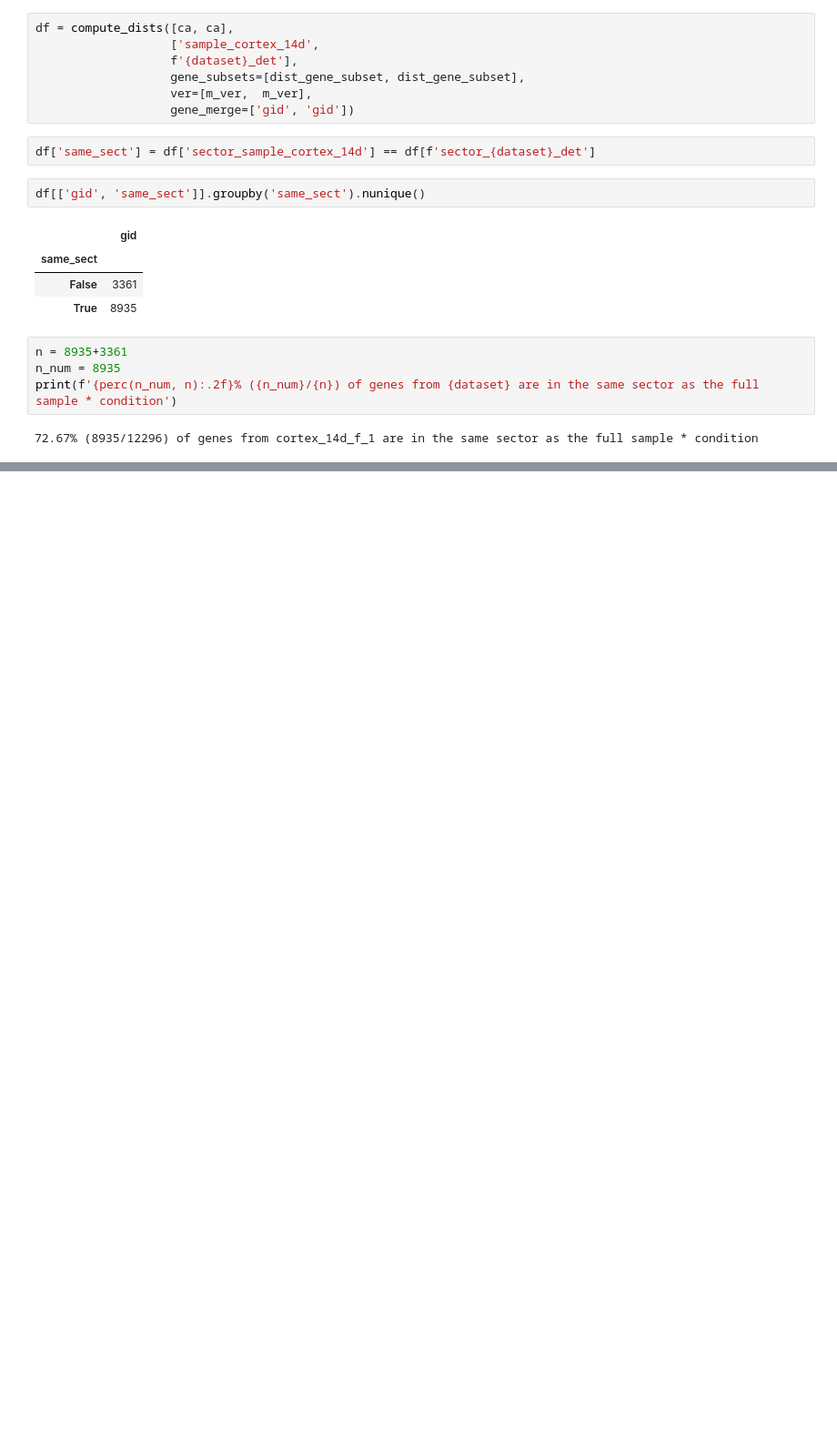
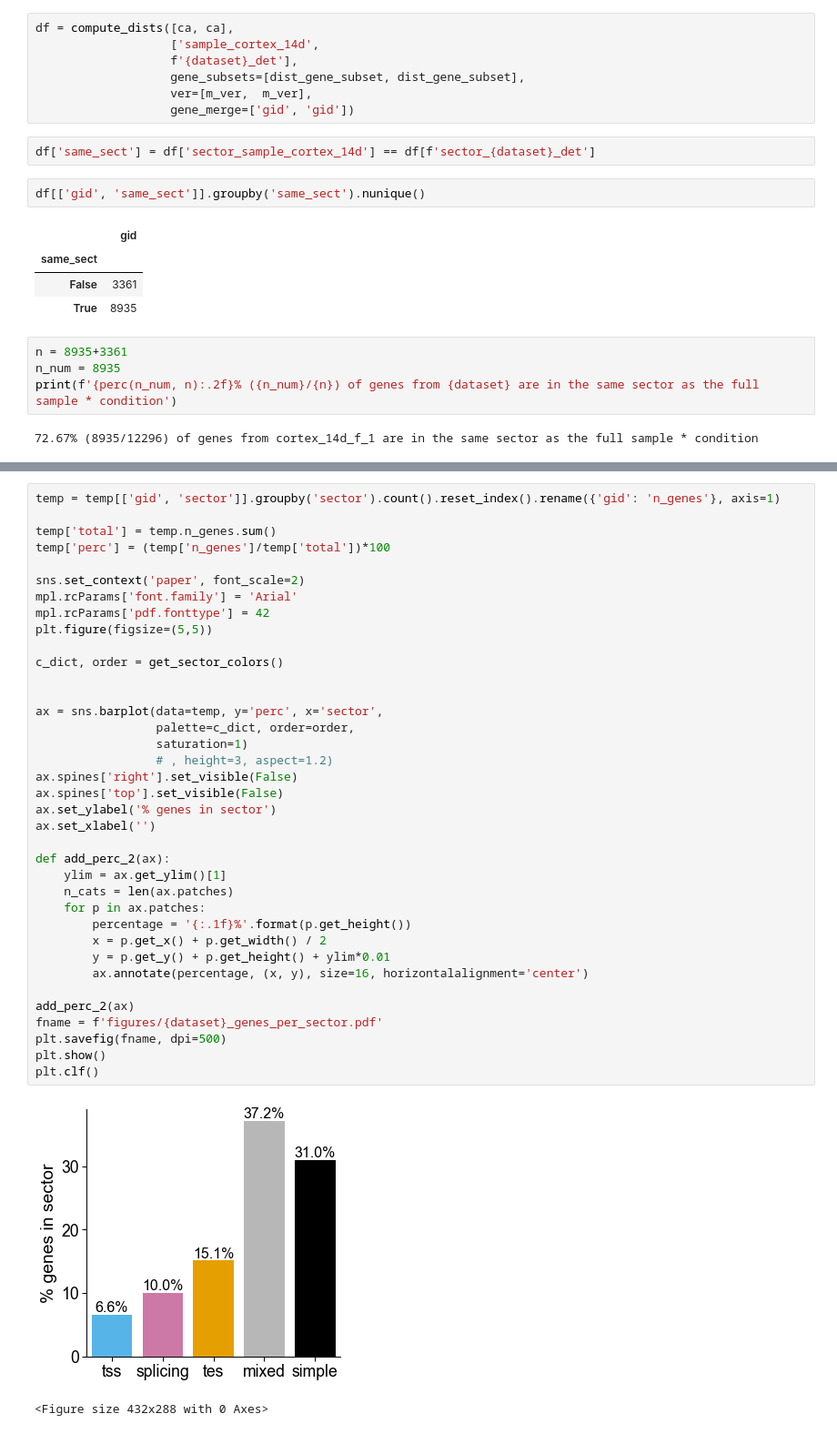
Before and after one commit to fairliereese/paper_rnawg, a Jupyter notebook: figures_revisions/revisions/cortex_14d_f_1_vs_all_brain.ipynb, the cells around one changed output, grey strips where cells are left out. Shown at 91% size. Saved outputs shown, nothing was run; the diff lists cells and outputs as text; blank space fills up the shorter version.

```diff
--- a/figures_revisions/revisions/cortex_14d_f_1_vs_all_brain.ipynb
+++ b/figures_revisions/revisions/cortex_14d_f_1_vs_all_brain.ipynb
@@ -842,0 +873,40 @@ print(f'{perc(n_num, n):.2f}% ({n_num}/{n}) of genes from {dataset} are in the s
+# %%
+temp = temp[['gid', 'sector']].groupby('sector').count().reset_index().rename({'gid': 'n_genes'}, axis=1)
+
+temp['total'] = temp.n_genes.sum()
+temp['perc'] = (temp['n_genes']/temp['total'])*100
+
+sns.set_context('paper', font_scale=2)
+mpl.rcParams['font.family'] = 'Arial'
+mpl.rcParams['pdf.fonttype'] = 42
+plt.figure(figsize=(5,5))
+
+c_dict, order = get_sector_colors()
+
+
+ax = sns.barplot(data=temp, y='perc', x='sector',
+                 palette=c_dict, order=order,
+                 saturation=1)
+                 # , height=3, aspect=1.2)
+ax.spines['right'].set_visible(False)
+ax.spines['top'].set_visible(False)
+ax.set_ylabel('% genes in sector')
+ax.set_xlabel('')
+
+def add_perc_2(ax):
+    ylim = ax.get_ylim()[1]
+    n_cats = len(ax.patches)
+    for p in ax.patches:
+        percentage = '{:.1f}%'.format(p.get_height())
+        x = p.get_x() + p.get_width() / 2
+        y = p.get_y() + p.get_height() + ylim*0.01
+        ax.annotate(percentage, (x, y), size=16, horizontalalignment='center')
+
+add_perc_2(ax)
+fname = f'figures/{dataset}_genes_per_sector.pdf'
+plt.savefig(fname, dpi=500)
+plt.show()
+plt.clf()
+# %% [output]
+[figure, added]
+<Figure size 432x288 with 0 Axes>
```
Also changed, not shown: parts of 7 cells of this notebook, 8 other files.
